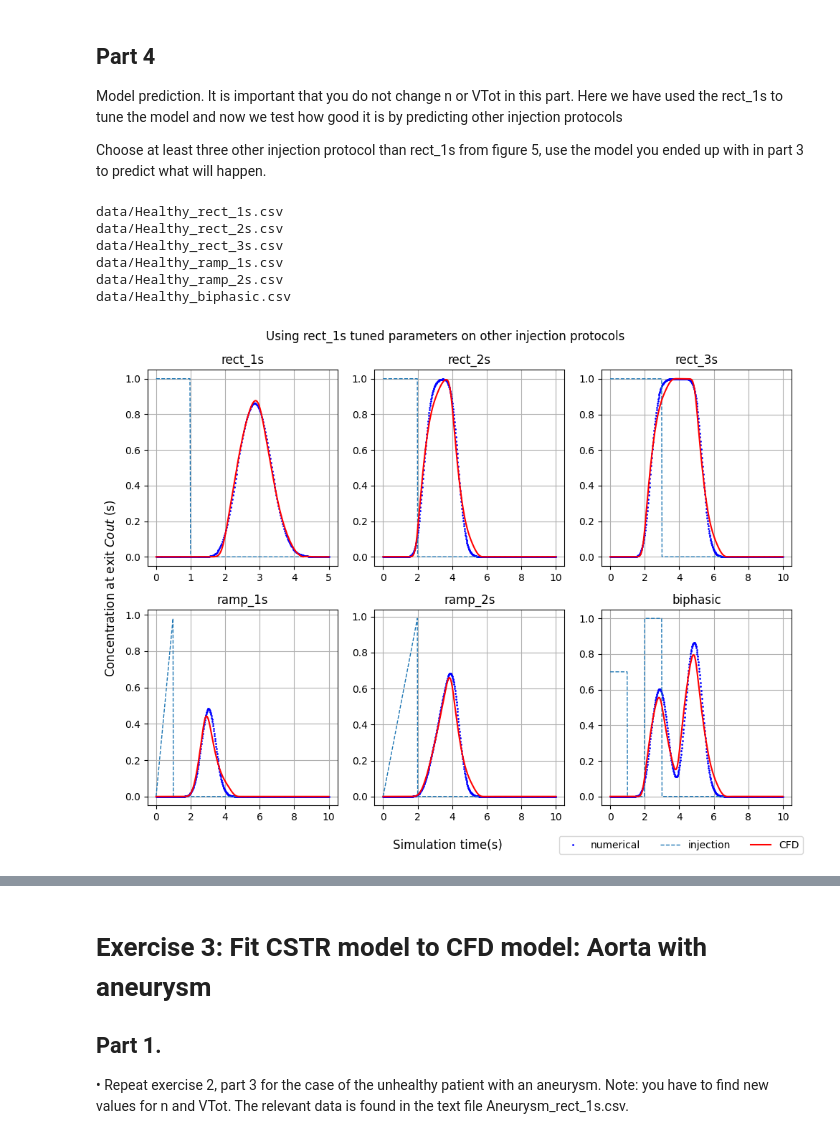
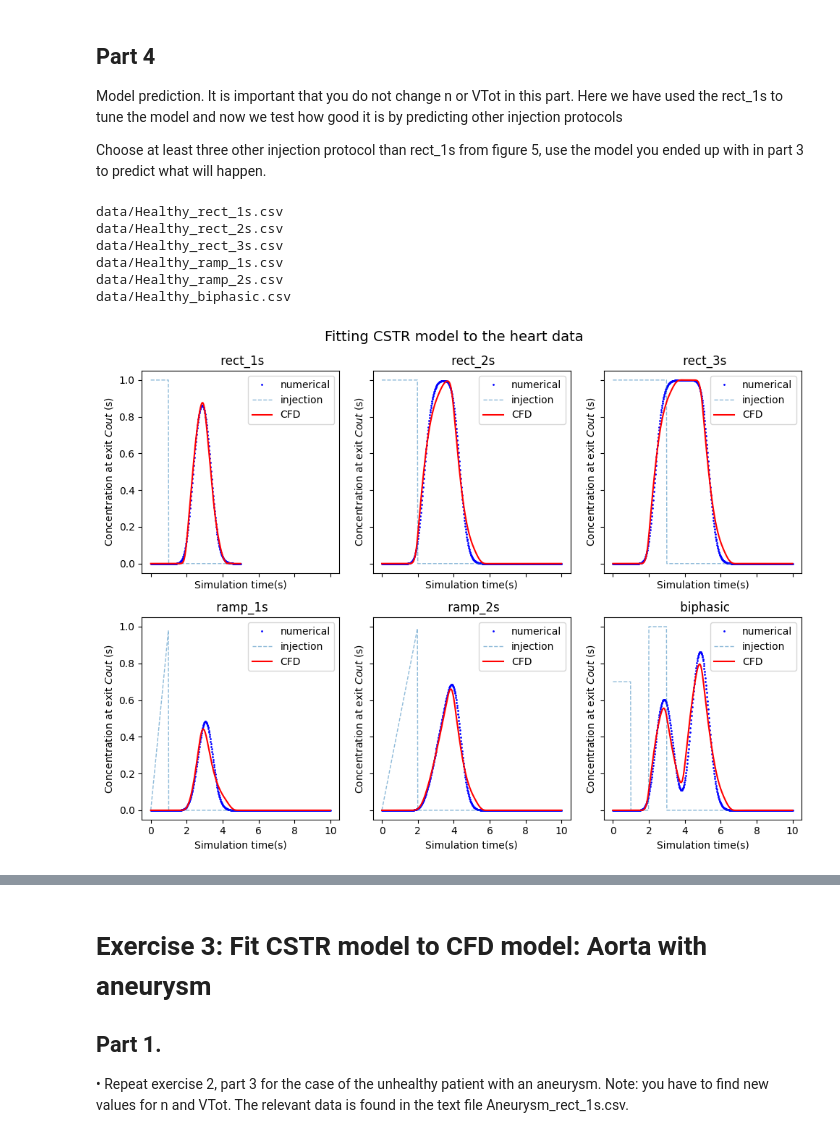
Before and after one commit to waves-stats/MOD_510_2023_autumn, a Jupyter notebook: Partha/project3/mod510_project3_partha_v3_hodjat.ipynb, the cells around one changed output, grey strips where cells are left out. Saved outputs shown, nothing was run; the diff lists cells and outputs as text; code cells hidden in the pictures.

```diff
--- a/Partha/project3/mod510_project3_partha_v3_hodjat.ipynb
+++ b/Partha/project3/mod510_project3_partha_v3_hodjat.ipynb
@@ -872,40 +895,13 @@ by predicting other injection protocols
 
 Choose at least three other injection protocol than rect_1s from figure 5,
 use the model you ended up with in part 3 to predict what will happen.
-# %%
-N = optimal_N_re1s
-tau = optimal_tau_re1s
-
-protocols = [f'rect_{i}s' for i in [1, 2, 3]] +\
-            [f'ramp_{i}s' for i in [1, 2]] +\
-            [f'biphasic']
-fig, axs = plt.subplots(nrows=2, ncols=3, figsize=(10, 7.5))
-axs = np.ndarray.flatten(axs)
-
-for ax, protocol in zip(axs, protocols):
-    t, conc_CFD = load_CFD_data(protocol=protocol)
-    model = CSTRModel(timedata=t, inj_prot=protocol)
-    y = model.time_sim(N=N, tau=tau)
-    injection = model.cinj(t)
-
-    ax.plot(model.ts, y, 'o', color ='b',
-            markersize=1, label='numerical')
-    ax.plot(model.ts, injection, '--', markersize=2,
-            label='injection', lw=1)
-    ax.plot(t, conc_CFD, label='CFD', color= 'r')
-    ax.set_title(protocol)
-    ax.grid()
-fig.suptitle(f'Using rect_1s tuned parameters on other injection protocols ')
-fig.supxlabel(f'Simulation time(s)')
-fig.supylabel(f'Concentration at exit $Cout$ (s)')
-handles = ax.get_legend_handles_labels()
-fig.legend(*handles,loc='lower right', ncol=5)
-plt.tight_layout()
-# %% [output]
-data/Healthy_rect_1s.csv
-data/Healthy_rect_2s.csv
-data/Healthy_rect_3s.csv
-data/Healthy_ramp_1s.csv
-data/Healthy_ramp_2s.csv
-data/Healthy_biphasic.csv
-[figure, removed]
+# %%
+compare_plot(protocols=protocols[0:8], forcast=True, forcast_protocol='rect_1s')
+# %% [output]
+data/Healthy_rect_1s.csv
+data/Healthy_rect_2s.csv
+data/Healthy_rect_3s.csv
+data/Healthy_ramp_1s.csv
+data/Healthy_ramp_2s.csv
+data/Healthy_biphasic.csv
+[figure, added]
```
Also changed, not shown: parts of 27 cells of this notebook.
